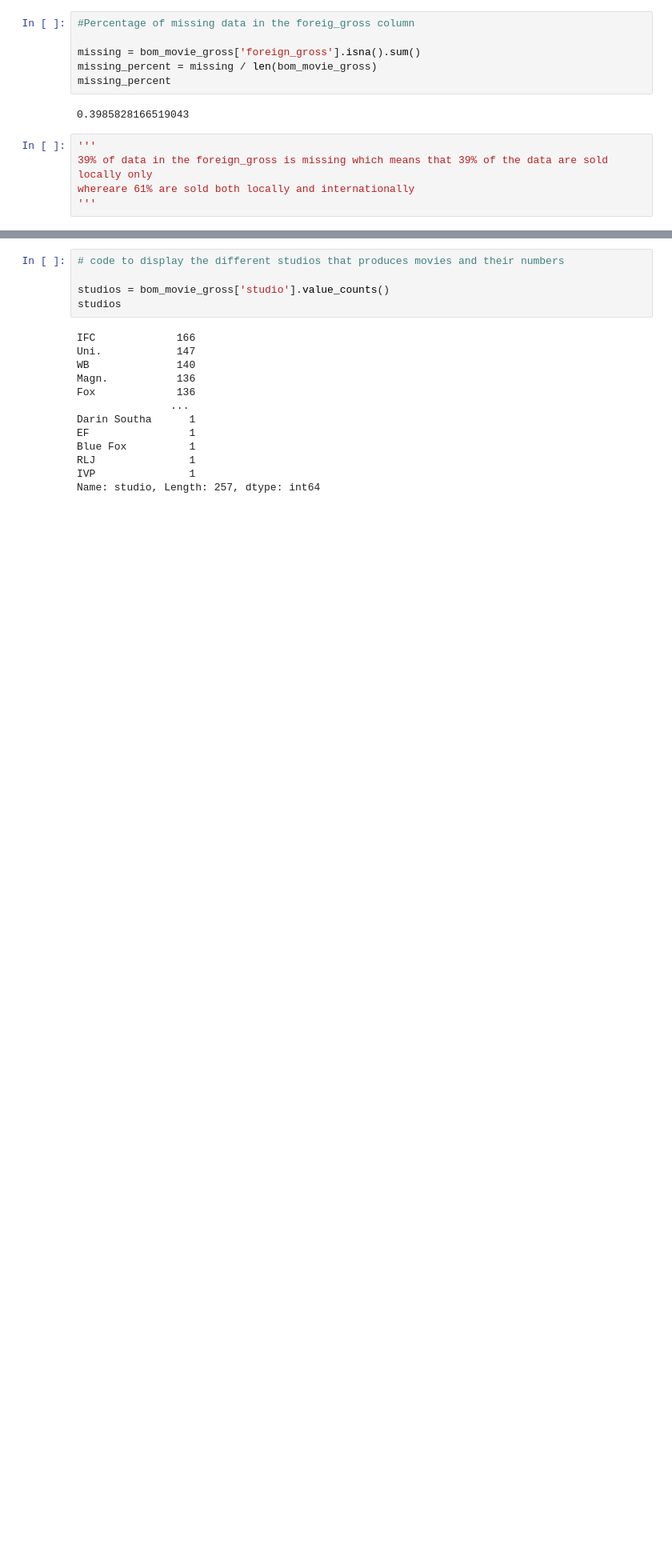
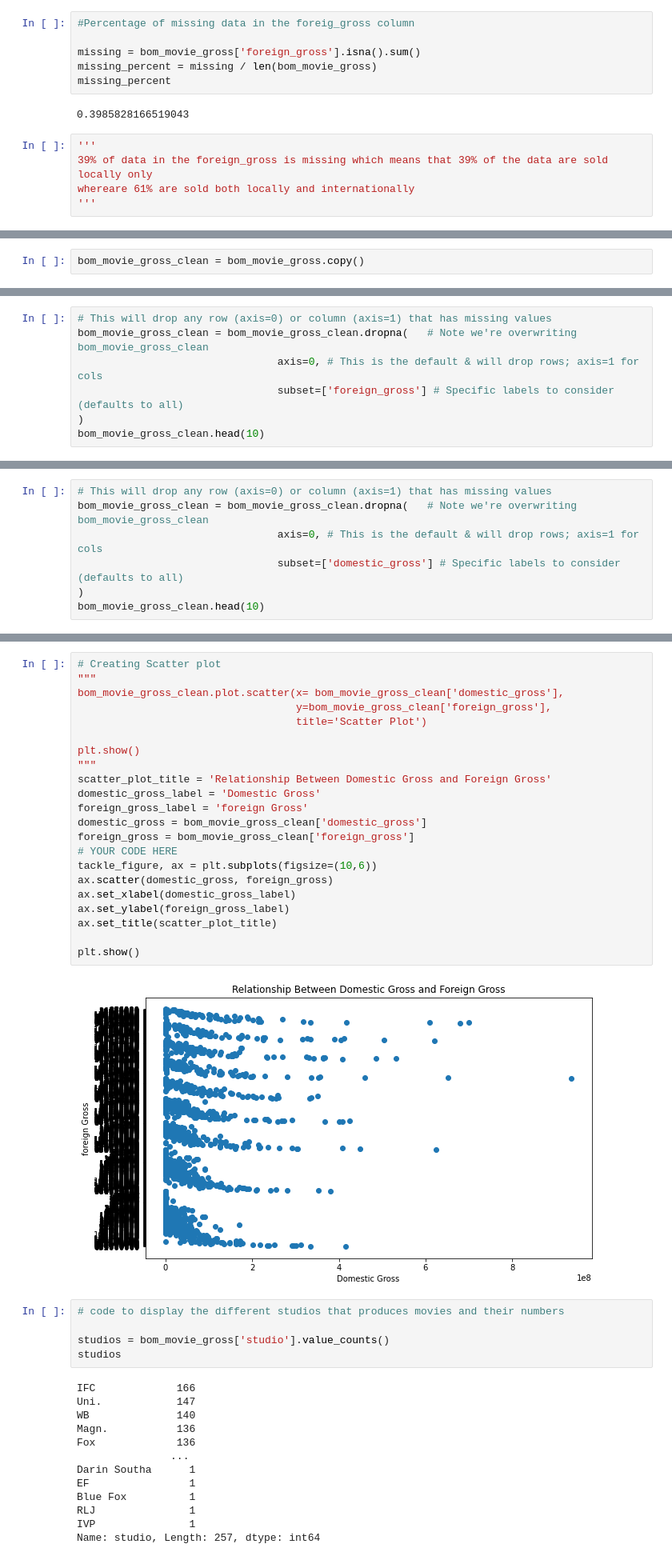
Before and after one commit to Pamela-Chebii/pam_movie_analysis, a Jupyter notebook: student.ipynb, the cells around one changed output, grey strips where cells are left out. Shown at 80% size. Cells and saved outputs as stored; diff of their text form; blank space fills up the shorter version.

```diff
--- a/student.ipynb
+++ b/student.ipynb
@@ -145,0 +153,2 @@ whereare 61% are sold both locally and internationally
+# %%
+bom_movie_gross_clean = bom_movie_gross.copy()
@@ -145,0 +161,7 @@ whereare 61% are sold both locally and internationally
+# %%
+# This will drop any row (axis=0) or column (axis=1) that has missing values
+bom_movie_gross_clean = bom_movie_gross_clean.dropna(   # Note we're overwriting bom_movie_gross_clean
+                                axis=0, # This is the default & will drop rows; axis=1 for cols
+                                subset=['foreign_gross'] # Specific labels to consider (defaults to all)
+)
+bom_movie_gross_clean.head(10)
@@ -145,0 +191,7 @@ whereare 61% are sold both locally and internationally
+# %%
+# This will drop any row (axis=0) or column (axis=1) that has missing values
+bom_movie_gross_clean = bom_movie_gross_clean.dropna(   # Note we're overwriting bom_movie_gross_clean
+                                axis=0, # This is the default & will drop rows; axis=1 for cols
+                                subset=['domestic_gross'] # Specific labels to consider (defaults to all)
+)
+bom_movie_gross_clean.head(10)
@@ -146,3 +221,27 @@ whereare 61% are sold both locally and internationally
+# %%
+# Creating Scatter plot
+"""
+bom_movie_gross_clean.plot.scatter(x= bom_movie_gross_clean['domestic_gross'],
+                                   y=bom_movie_gross_clean['foreign_gross'],
+                                   title='Scatter Plot')
+
+plt.show()
+"""
+scatter_plot_title = 'Relationship Between Domestic Gross and Foreign Gross'
+domestic_gross_label = 'Domestic Gross'
+foreign_gross_label = 'foreign Gross'
+domestic_gross = bom_movie_gross_clean['domestic_gross']
+foreign_gross = bom_movie_gross_clean['foreign_gross']
+# YOUR CODE HERE
+tackle_figure, ax = plt.subplots(figsize=(10,6))
+ax.scatter(domestic_gross, foreign_gross)
+ax.set_xlabel(domestic_gross_label)
+ax.set_ylabel(foreign_gross_label)
+ax.set_title(scatter_plot_title)
+
+plt.show()
+# %% [output]
+[figure, added]
 # %%
 # code to display the different studios that produces movies and their numbers
 
```
Also changed, not shown: parts of 10 cells of this notebook.
